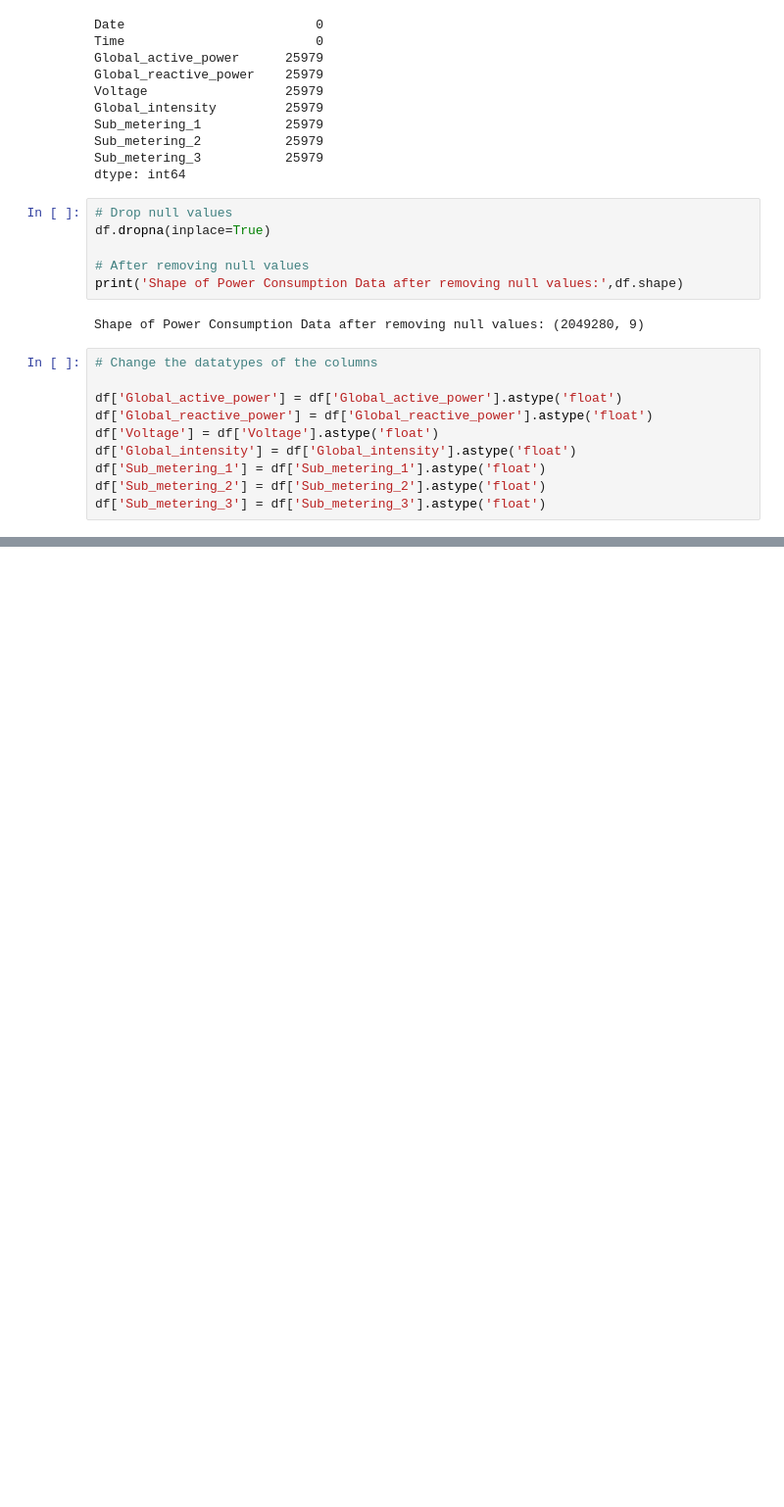
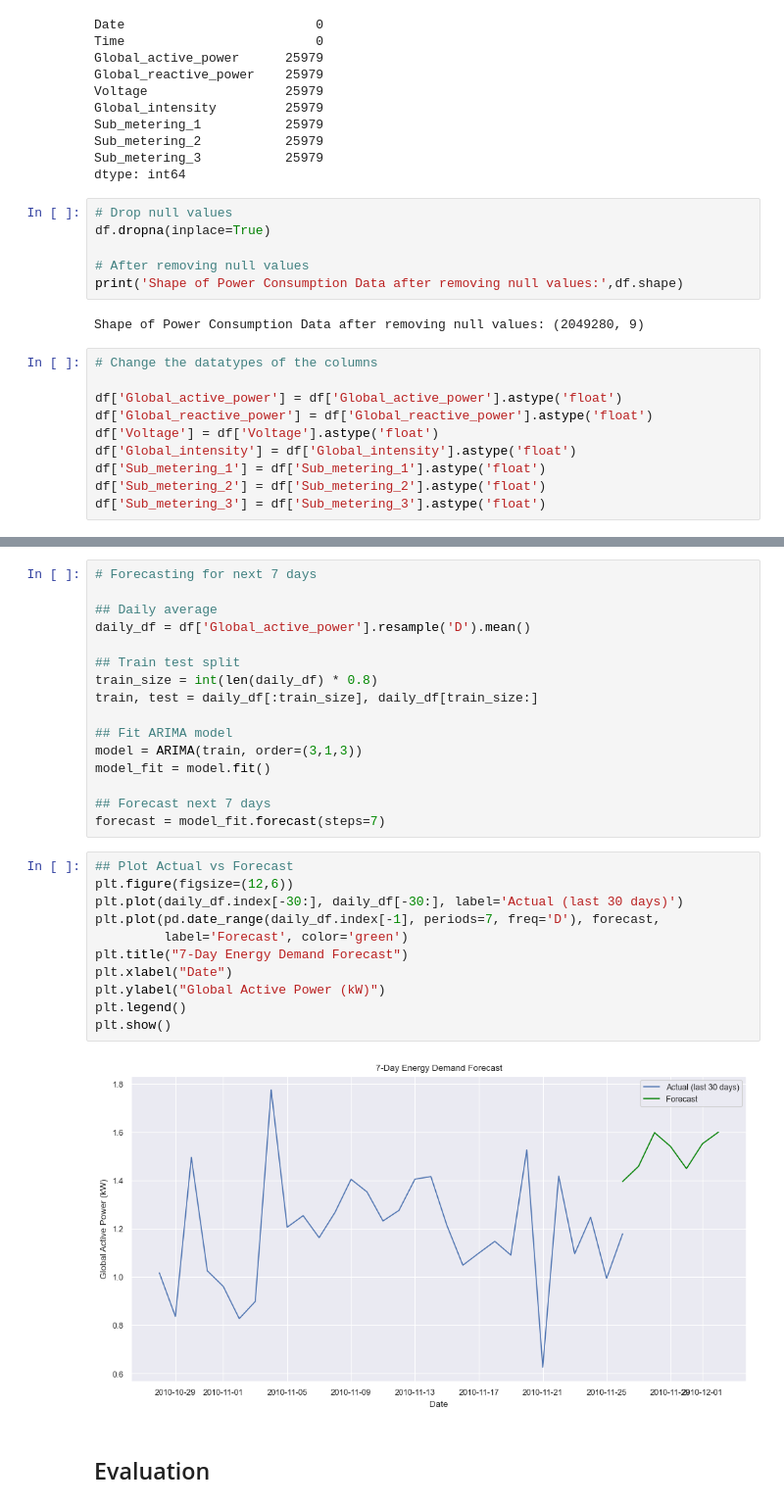
Before and after one commit to Shubhamchaurasia014/Energy-Consumption-Analytics, a Jupyter notebook: power_consumption_analysis.ipynb, the cells around one changed output, grey strips where cells are left out. Shown at 98% size. Cells and saved outputs as stored; diff of their text form; blank space fills up the shorter version.

```diff
--- a/power_consumption_analysis.ipynb
+++ b/power_consumption_analysis.ipynb
@@ -115,0 +195,31 @@ df.set_index('DateTime', inplace=True)
+# %%
+# Forecasting for next 7 days
+
+## Daily average
+daily_df = df['Global_active_power'].resample('D').mean()
+
+## Train test split
+train_size = int(len(daily_df) * 0.8)
+train, test = daily_df[:train_size], daily_df[train_size:]
+
+## Fit ARIMA model
+model = ARIMA(train, order=(3,1,3))
+model_fit = model.fit()
+
+## Forecast next 7 days
+forecast = model_fit.forecast(steps=7)
+# %%
+## Plot Actual vs Forecast
+plt.figure(figsize=(12,6))
+plt.plot(daily_df.index[-30:], daily_df[-30:], label='Actual (last 30 days)')
+plt.plot(pd.date_range(daily_df.index[-1], periods=7, freq='D'), forecast,
+         label='Forecast', color='green')
+plt.title("7-Day Energy Demand Forecast")
+plt.xlabel("Date")
+plt.ylabel("Global Active Power (kW)")
+plt.legend()
+plt.show()
+# %% [output]
+[figure, added]
+# %% [markdown]
+## Evaluation
```
Also changed, not shown: parts of 11 cells of this notebook.
